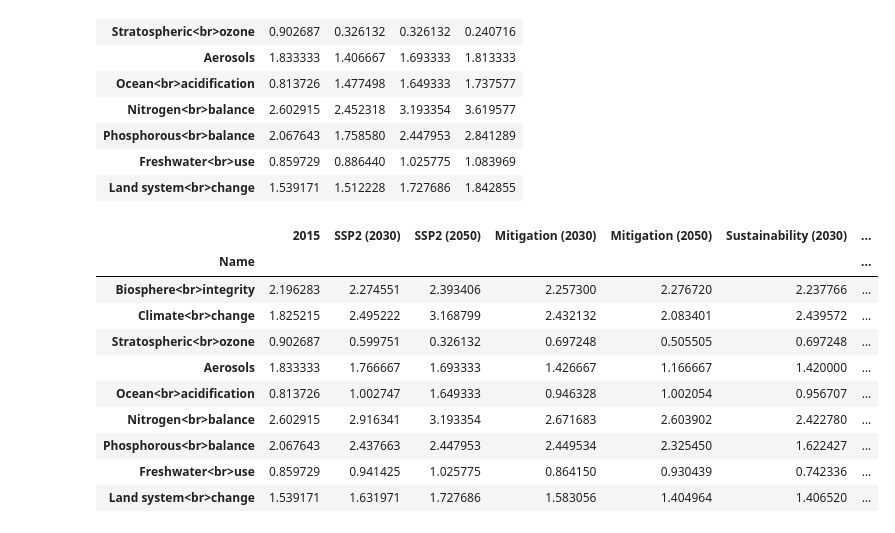
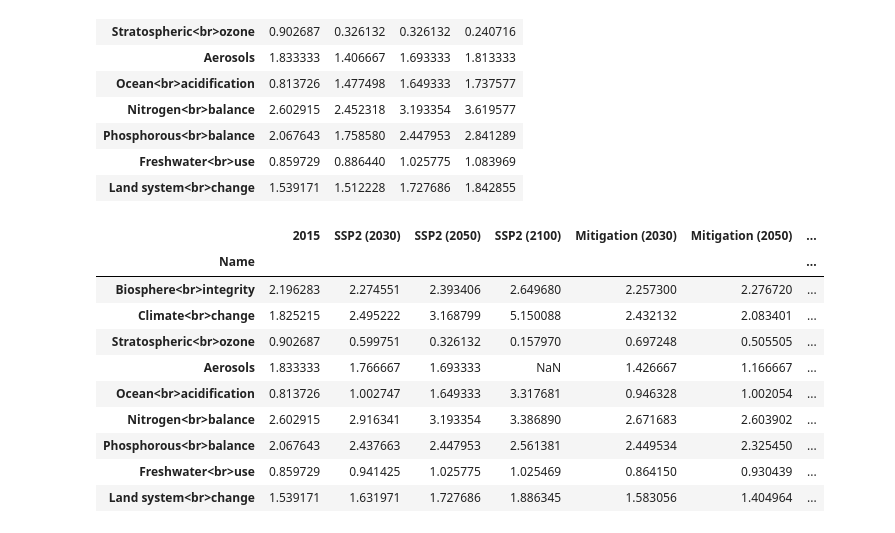
Before and after one commit to imagepbl/planetary_boundaries, a Jupyter notebook: Planetary boundaries - paper figures.ipynb, the cells around one changed output. Drawn from its saved outputs; the diff is of its cells as text; code cells hidden in the pictures.

```diff
--- a/Planetary boundaries - paper figures.ipynb
+++ b/Planetary boundaries - paper figures.ipynb
@@ -370,29 +370,33 @@ fig2.write_image('figures/figure_2.svg', scale=2)
 # %%
 data_mitig = pd.DataFrame({
     '2015': get_pb_values('SSP2')[2015],
     'SSP2 (2030)': get_pb_values('SSP2')[2030],
     'SSP2 (2050)': get_pb_values('SSP2')[2050],
+    'SSP2 (2100)': get_pb_values('SSP2')[2100],
     'Mitigation (2030)': get_pb_values('SSP2_19')[2030],
     'Mitigation (2050)': get_pb_values('SSP2_19')[2050],
+    'Mitigation (2100)': get_pb_values('SSP2_19')[2100],
     'Sustainability (2030)': get_pb_values('SSP2_19_Sus')[2030],
     'Sustainability (2050)': get_pb_values('SSP2_19_Sus')[2050],
+    'Sustainability (2100)': get_pb_values('SSP2_19_Sus')[2100],
 
     'Sustainability* (2030)': get_pb_values('SSP2_Su')[2030],
     'Sustainability* (2050)': get_pb_values('SSP2_Su')[2050],
+    'Sustainability* (2100)': get_pb_values('SSP2_Su')[2100],
 })
 data_mitig
 # %% [output]
-|  | 2015 | SSP2 (2030) | SSP2 (2050) | Mitigation (2030) | Mitigation (2050) | Sustainability (2030) | ... |
+|  | 2015 | SSP2 (2030) | SSP2 (2050) | SSP2 (2100) | Mitigation (2030) | Mitigation (2050) | ... |
 | Name |  |  |  |  |  |  | ... |
-| Biosphere<br>integrity | 2.196283 | 2.274551 | 2.393406 | 2.257300 | 2.276720 | 2.237766 | ... |
-| Climate<br>change | 1.825215 | 2.495222 | 3.168799 | 2.432132 | 2.083401 | 2.439572 | ... |
-| Stratospheric<br>ozone | 0.902687 | 0.599751 | 0.326132 | 0.697248 | 0.505505 | 0.697248 | ... |
-| Aerosols | 1.833333 | 1.766667 | 1.693333 | 1.426667 | 1.166667 | 1.420000 | ... |
-| Ocean<br>acidification | 0.813726 | 1.002747 | 1.649333 | 0.946328 | 1.002054 | 0.956707 | ... |
-| Nitrogen<br>balance | 2.602915 | 2.916341 | 3.193354 | 2.671683 | 2.603902 | 2.422780 | ... |
-| Phosphorous<br>balance | 2.067643 | 2.437663 | 2.447953 | 2.449534 | 2.325450 | 1.622427 | ... |
-| Freshwater<br>use | 0.859729 | 0.941425 | 1.025775 | 0.864150 | 0.930439 | 0.742336 | ... |
-| Land system<br>change | 1.539171 | 1.631971 | 1.727686 | 1.583056 | 1.404964 | 1.406520 | ... |
+| Biosphere<br>integrity | 2.196283 | 2.274551 | 2.393406 | 2.649680 | 2.257300 | 2.276720 | ... |
+| Climate<br>change | 1.825215 | 2.495222 | 3.168799 | 5.150088 | 2.432132 | 2.083401 | ... |
+| Stratospheric<br>ozone | 0.902687 | 0.599751 | 0.326132 | 0.157970 | 0.697248 | 0.505505 | ... |
+| Aerosols | 1.833333 | 1.766667 | 1.693333 | NaN | 1.426667 | 1.166667 | ... |
+| Ocean<br>acidification | 0.813726 | 1.002747 | 1.649333 | 3.317681 | 0.946328 | 1.002054 | ... |
+| Nitrogen<br>balance | 2.602915 | 2.916341 | 3.193354 | 3.386890 | 2.671683 | 2.603902 | ... |
+| Phosphorous<br>balance | 2.067643 | 2.437663 | 2.447953 | 2.561381 | 2.449534 | 2.325450 | ... |
+| Freshwater<br>use | 0.859729 | 0.941425 | 1.025775 | 1.025469 | 0.864150 | 0.930439 | ... |
+| Land system<br>change | 1.539171 | 1.631971 | 1.727686 | 1.886345 | 1.583056 | 1.404964 | ... |
 # %%
 def make_fig3(with_nexus=False):
 
```
Also changed, not shown: parts of 1 cell of this notebook.
